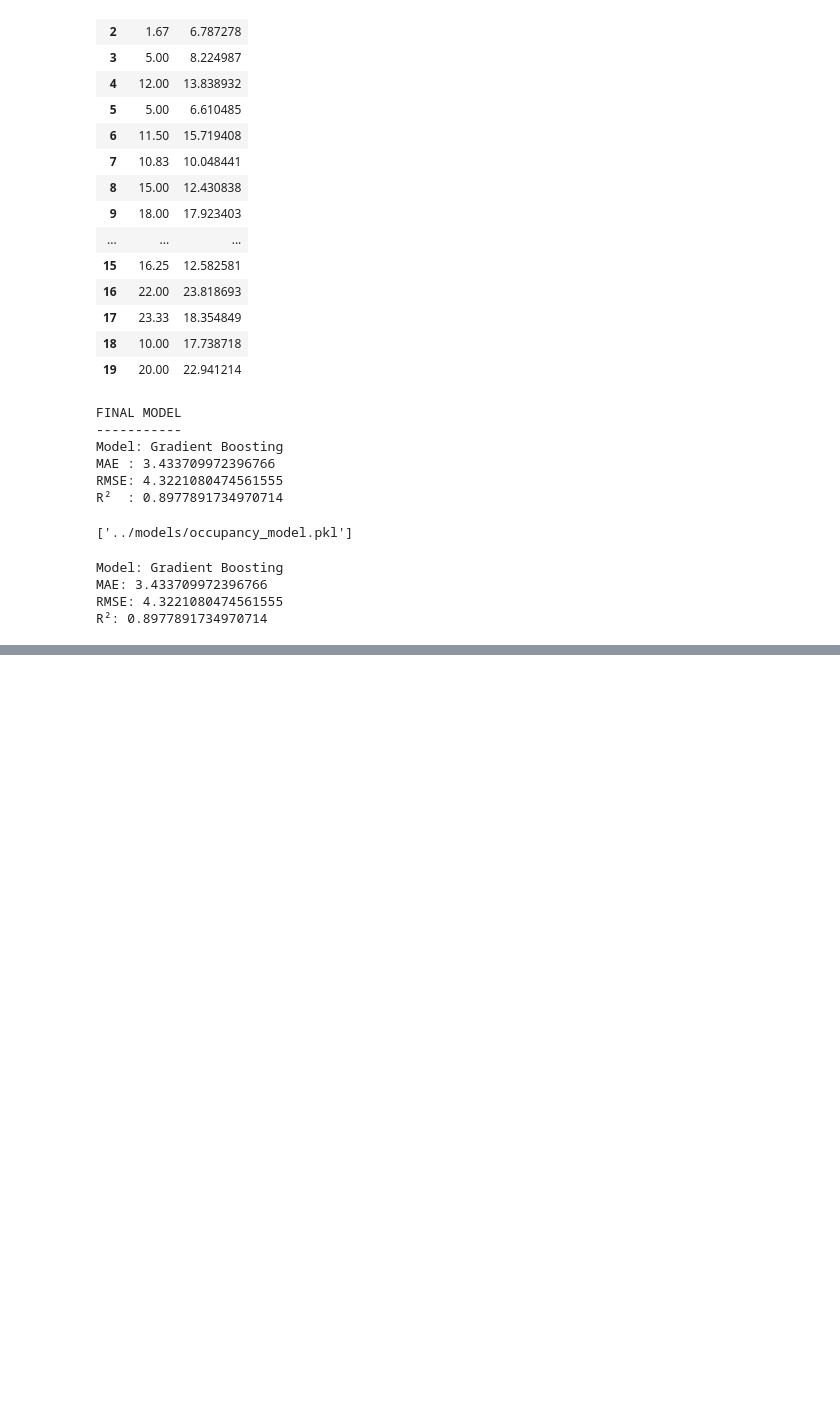
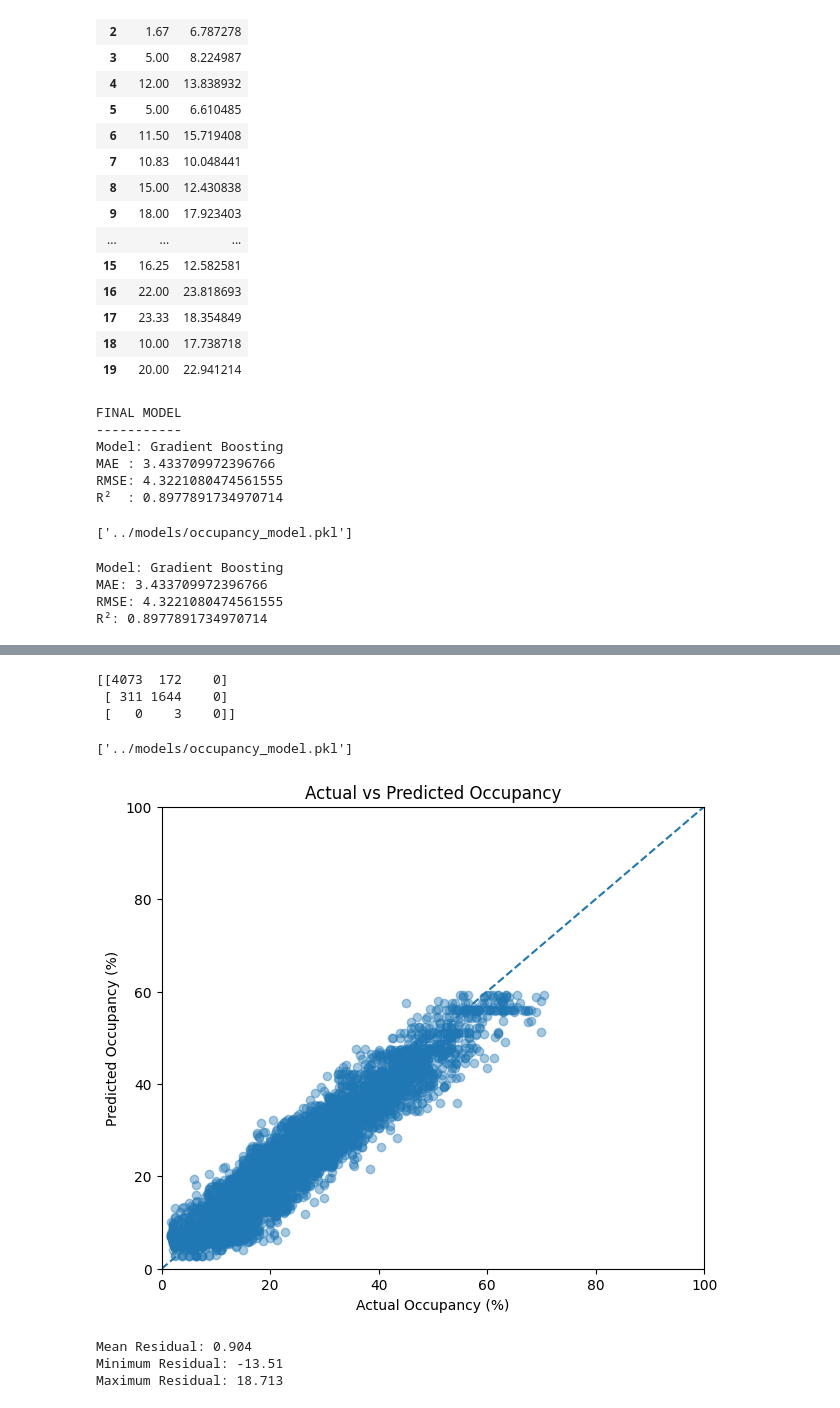
Before and after one commit to praveenchoppa/smart-parking-solution, a Jupyter notebook: ai/module3/notebooks/occupancy_prediction.ipynb, the cells around one changed output, grey strips where cells are left out. Cells and saved outputs as stored; diff of their text form; code cells hidden in the pictures; blank space fills up the shorter version.

```diff
--- a/ai/module3/notebooks/occupancy_prediction.ipynb
+++ b/ai/module3/notebooks/occupancy_prediction.ipynb
@@ -644,0 +743,57 @@ R²: 0.8977891734970714
+# %%
+cm = confusion_matrix(
+    actual_classes,
+    predicted_classes,
+    labels=["Low", "Medium", "High"]
+)
+
+print(cm)
+# %% [output]
+[[4073  172    0]
+ [ 311 1644    0]
+ [   0    3    0]]
+# %%
+joblib.dump(
+    best_model,
+    "../models/occupancy_model.pkl"
+)
+# %% [output]
+['../models/occupancy_model.pkl']
+# %%
+import matplotlib.pyplot as plt
+
+plt.figure(figsize=(7, 6))
+
+plt.scatter(
+    y_test,
+    y_pred_gb,
+    alpha=0.4
+)
+
+# Perfect prediction line
+plt.plot(
+    [0, 100],
+    [0, 100],
+    linestyle="--"
+)
+
+plt.xlabel("Actual Occupancy (%)")
+plt.ylabel("Predicted Occupancy (%)")
+plt.title("Actual vs Predicted Occupancy")
+
+plt.xlim(0, 100)
+plt.ylim(0, 100)
+
+plt.show()
+# %% [output]
+[figure, added]
+# %%
+residuals = y_test - y_pred_gb
+
+print("Mean Residual:", round(residuals.mean(), 3))
+print("Minimum Residual:", round(residuals.min(), 3))
+print("Maximum Residual:", round(residuals.max(), 3))
+# %% [output]
+Mean Residual: 0.904
+Minimum Residual: -13.51
+Maximum Residual: 18.713
```
Also changed, not shown: parts of 35 cells of this notebook, 3 other files.
